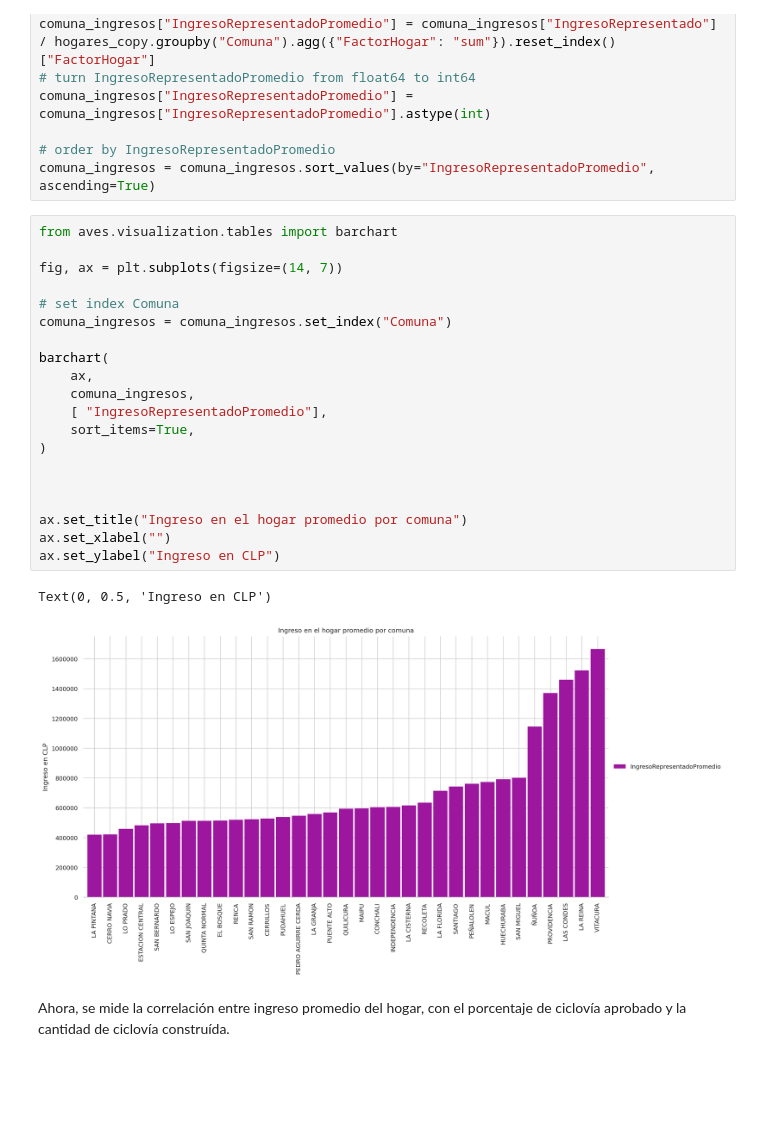
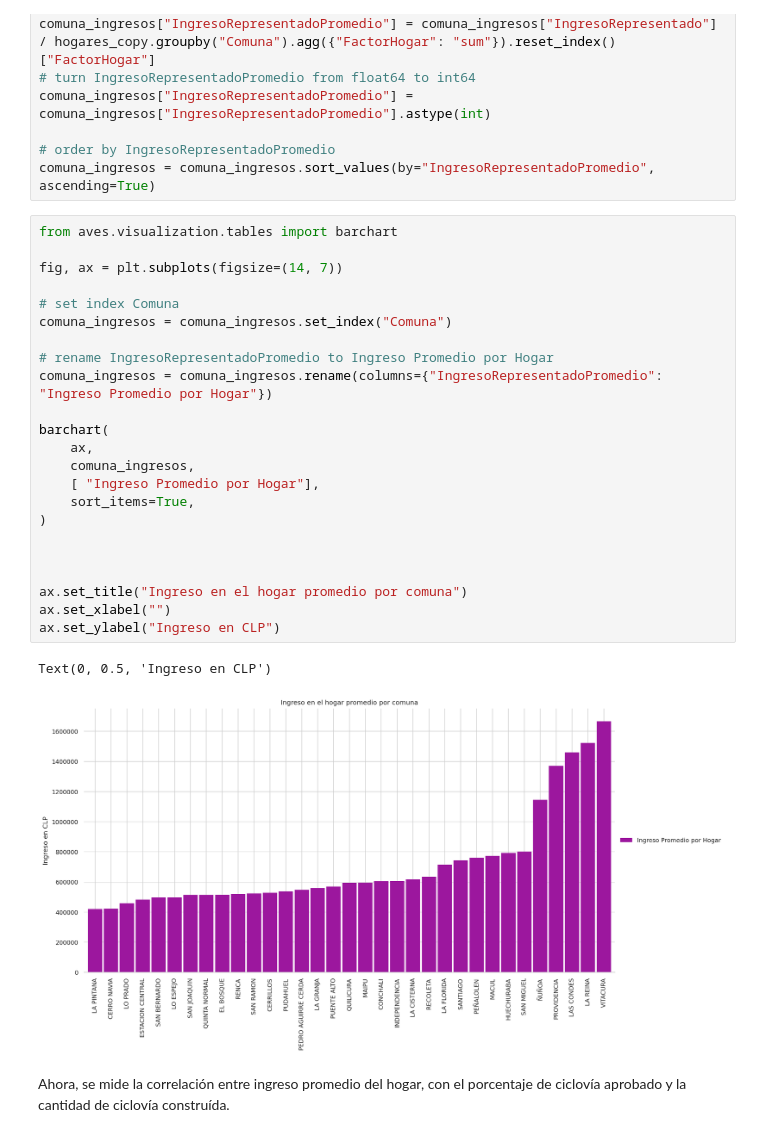
Before and after one commit to IgnacioTorr/aves, a Jupyter notebook: notebooks/vis-course/2024-otoño/Hito_copy.ipynb, the cells around one changed output. Cells and saved outputs as stored; diff of their text form; blank space fills up the shorter version.

Commit message:
feat: changed some names so graphs look better

```diff
--- a/notebooks/vis-course/2024-otoño/Hito_copy.ipynb
+++ b/notebooks/vis-course/2024-otoño/Hito_copy.ipynb
@@ -359,26 +359,29 @@ comuna_ingresos = comuna_ingresos.sort_values(by="IngresoRepresentadoPromedio",
 # %%
 from aves.visualization.tables import barchart
 
 fig, ax = plt.subplots(figsize=(14, 7))
 
 # set index Comuna
 comuna_ingresos = comuna_ingresos.set_index("Comuna")
 
+# rename IngresoRepresentadoPromedio to Ingreso Promedio por Hogar
+comuna_ingresos = comuna_ingresos.rename(columns={"IngresoRepresentadoPromedio": "Ingreso Promedio por Hogar"})
+
 barchart(
     ax,
     comuna_ingresos,
-    [ "IngresoRepresentadoPromedio"],
+    [ "Ingreso Promedio por Hogar"],
     sort_items=True,
 )
 
 
 
 ax.set_title("Ingreso en el hogar promedio por comuna")
 ax.set_xlabel("")
 ax.set_ylabel("Ingreso en CLP")
 # %% [output]
 Text(0, 0.5, 'Ingreso en CLP')
-[figure, old version]
+[figure, new version]
 # %% [markdown]
 Ahora, se mide la correlación entre ingreso promedio del hogar, con el porcentaje de ciclovía aprobado y la cantidad de ciclovía construída.
 # %%
```
Also changed, not shown: parts of 5 cells of this notebook.
